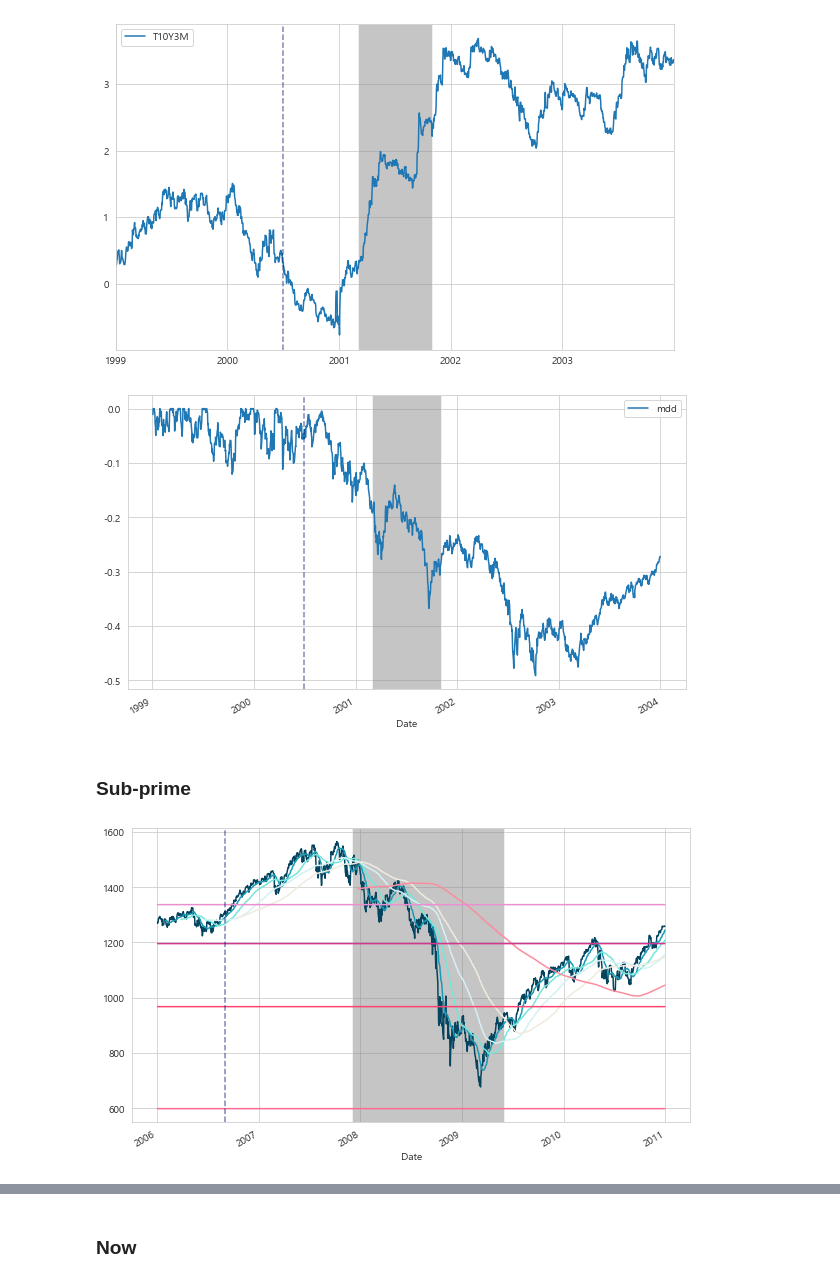
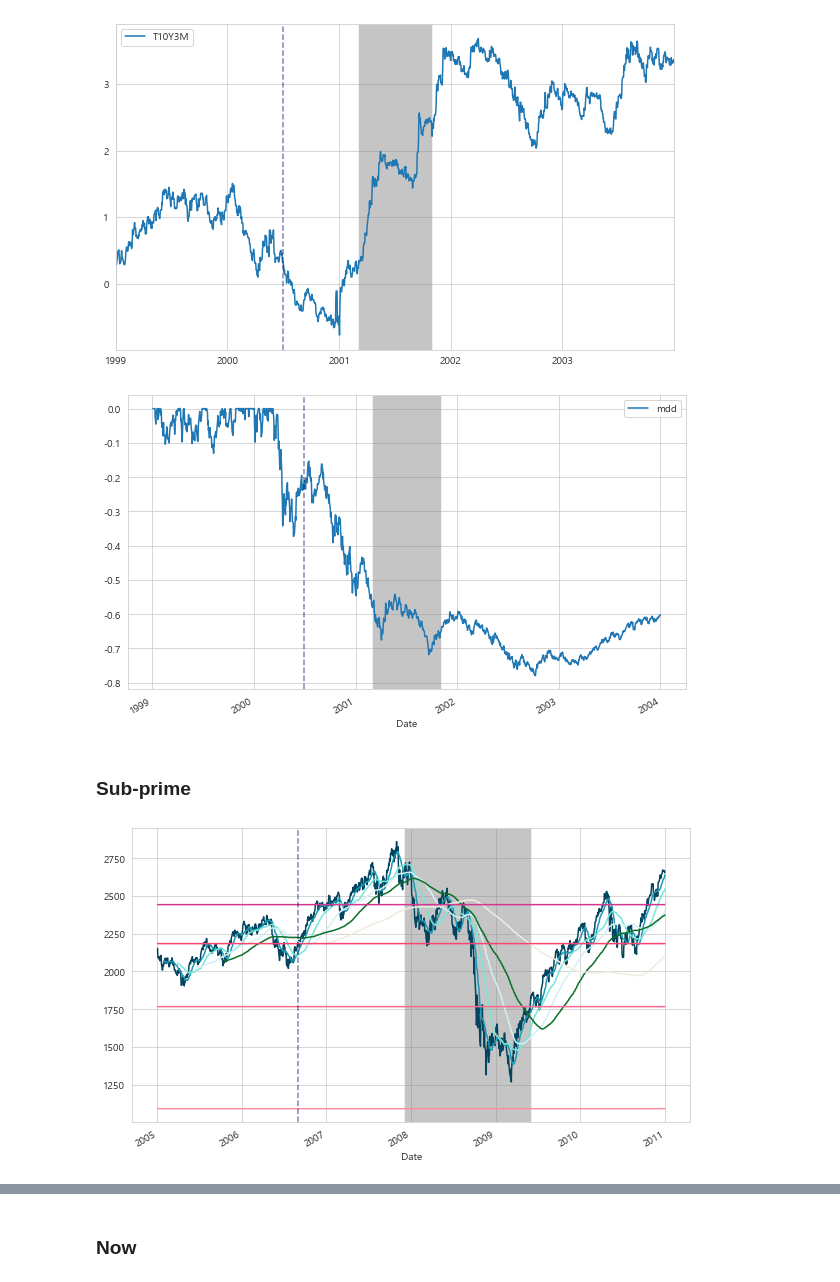
Before and after one commit to hansJeong/ws_fn_git, a Jupyter notebook: analytics/01_01_shock_case_study.ipynb, the cells around one changed output, grey strips where cells are left out. Saved outputs shown, nothing was run; the diff lists cells and outputs as text; code cells hidden in the pictures.

```diff
--- a/analytics/01_01_shock_case_study.ipynb
+++ b/analytics/01_01_shock_case_study.ipynb
@@ -85,7 +85,7 @@ rate_df = pd.DataFrame([DFF, DTB3, DGS2, DGS10, DGS20], index=['DFF', 'TB3M', 'G
 ## Back test
 # %%
 ## 분석 대상 지수
-ticker = '^GSPC'
+ticker = '^IXIC'
 # %%
 dataset = df.copy()
 # %%
@@ -240,17 +240,17 @@ plt.axvspan('2001-03-02', '2001-11-02', facecolor='gray', alpha=0.45)
 plt.axvline(x = '2000-07-01', color = '#000C66', linestyle = '--', alpha = 0.5)
 plt.show()
 # %% [output]
-[figure, old version]
+[figure, new version]
 # %% [markdown]
 ### Sub-prime
 # %%
-df_sig_p3 = get_signals(dataset["2006":"2010"], ticker)
+df_sig_p3 = get_signals(dataset["2005":"2010"], ticker)
 # %%
-df_sig_p3.plot(legend=False, color=['#05445E', '#189AB4', '#75E6DA', '#D4F1F4', '#EFEBE0',
-                   '#FB8DA0', '#FB6B90', '#FB4570', '#D43790', '#EC8FD0', '#870A30'])
+df_sig_p3.plot(legend=False, color=['#05445E', '#189AB4', '#75E6DA', '#D4F1F4', '#0A7029',
+                   '#EFEBE0', '#FB8DA0', '#FB6B90', '#FB4570', '#D43790', '#EC8FD0', '#870A30'])
 plt.axvspan('2007-12-04', '2009-06-01', facecolor='gray', alpha=0.45)
 plt.axvline(x = '2006-09-01', color = '#000C66', linestyle = '--', alpha = 0.5)
 plt.show()
 # %% [output]
-[figure, old version]
+[figure, new version]
 # %%
```
Also changed, not shown: parts of 12 cells of this notebook.
